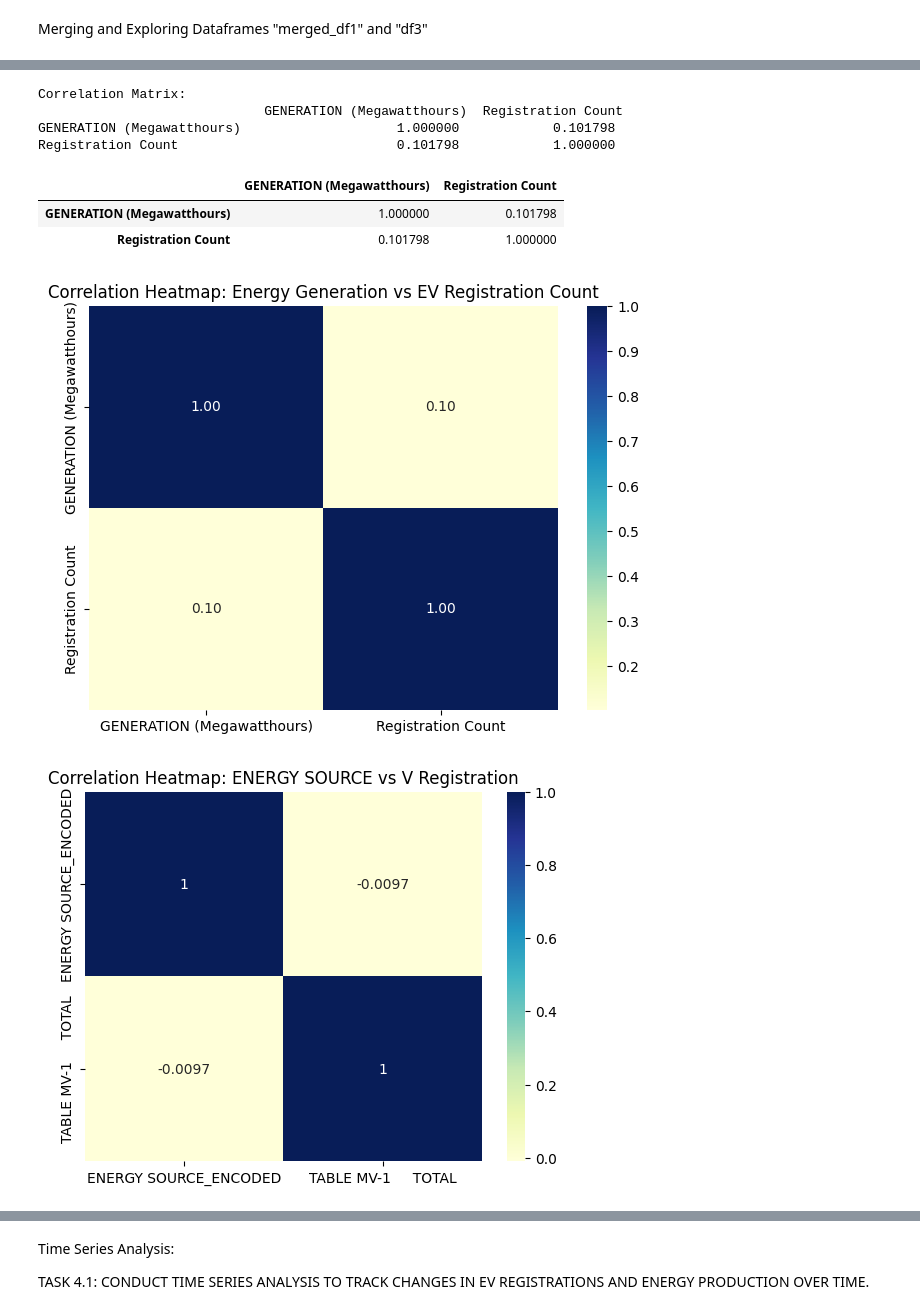
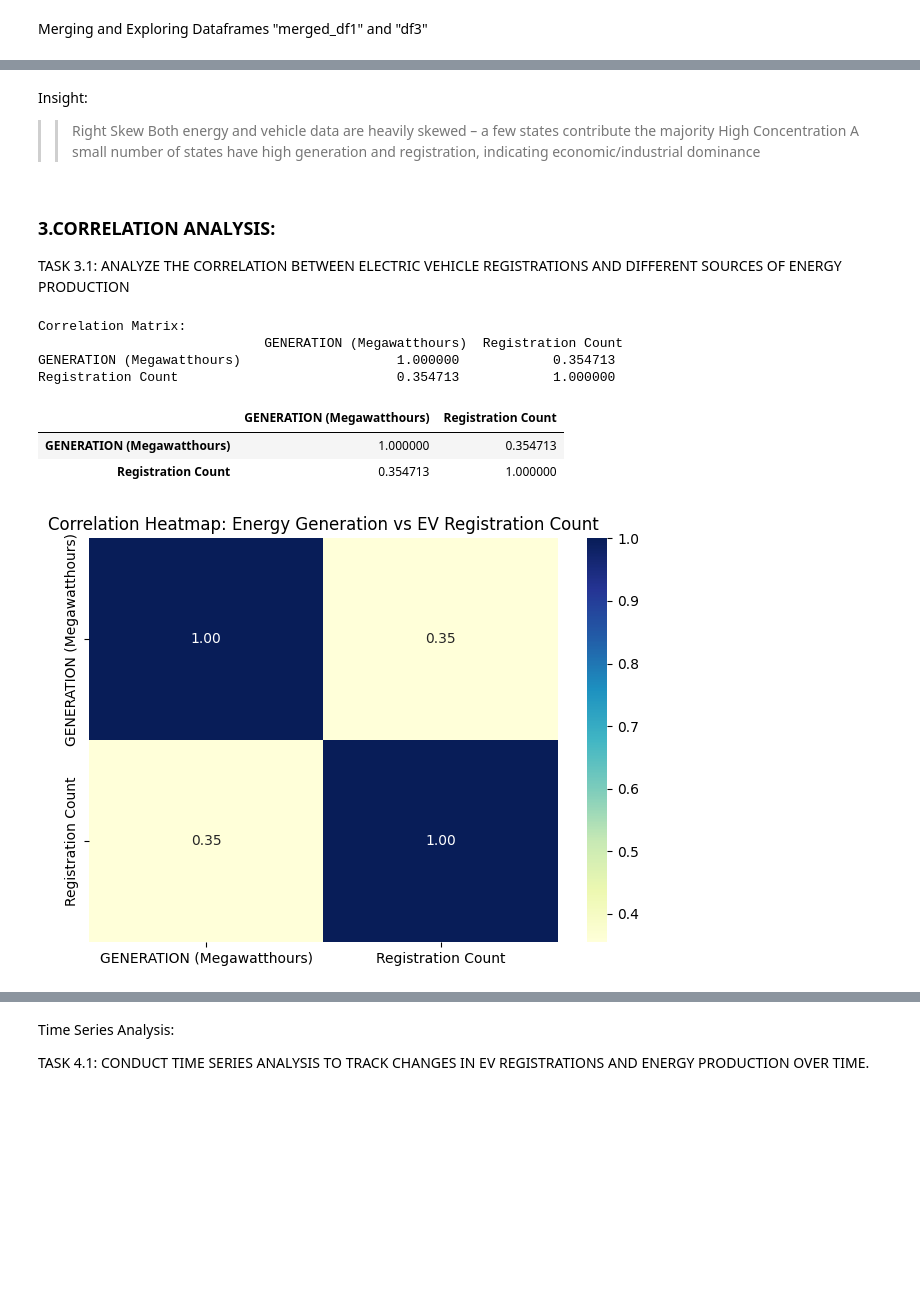
Before and after one commit to Yogesh123-tech/Capstone-EV-Energy-Forecasting, a Jupyter notebook: capstone.ipynb, the cells around one changed output, grey strips where cells are left out. Saved outputs shown, nothing was run; the diff lists cells and outputs as text; code cells hidden in the pictures; blank space fills up the shorter version.

Commit message:
Add files via upload
"Final project submission: Completed EV analysis notebook with insights, visualizations, and recommendations"

```diff
--- a/capstone.ipynb
+++ b/capstone.ipynb
@@ -277,45 +349,39 @@ GENERATION (Megawatthours)            0.162206                    1.000000
+# %% [markdown]
+
+Insight:
+>> Right Skew	Both energy and vehicle data are heavily skewed – a few states    contribute the majority
+>>High Concentration	A small number of states have high generation and registration, indicating economic/industrial dominance
+# %% [markdown]
+### 3.CORRELATION ANALYSIS:
+TASK 3.1: ANALYZE THE CORRELATION BETWEEN
+          ELECTRIC VEHICLE REGISTRATIONS AND DIFFERENT
+          SOURCES OF ENERGY PRODUCTION
 # %%
-import pandas as pd
-import seaborn as sns
-import matplotlib.pyplot as plt
-
 # Group by ENERGY SOURCE
-grouped = merged_df2.groupby(['state_name','ENERGY SOURCE']).agg({
+grouped = merged_df2.groupby('state_name').agg({
     'GENERATION (Megawatthours)': 'sum',
     'Registration Count': 'mean'
 }).reset_index()
 
 # Calculate correlation between the numeric columns only
 correlation = grouped[['GENERATION (Megawatthours)', 'Registration Count']].corr()
 
 # Print correlation matrix
 print("Correlation Matrix:\n", correlation)
 
 # Plot heatmap
 sns.heatmap(correlation, annot=True, cmap='YlGnBu', fmt=".2f")
 plt.title("Correlation Heatmap: Energy Generation vs EV Registration Count")
 plt.tight_layout()
 #plt.show()
 grouped
 correlation.head(10)
 # %% [output]
 Correlation Matrix:
                              GENERATION (Megawatthours)  Registration Count
-GENERATION (Megawatthours)                    1.000000            0.101798
-Registration Count                            0.101798            1.000000
+GENERATION (Megawatthours)                    1.000000            0.354713
+Registration Count                            0.354713            1.000000
 |  | GENERATION (Megawatthours) | Registration Count |
-| GENERATION (Megawatthours) | 1.000000 | 0.101798 |
-| Registration Count | 0.101798 | 1.000000 |
+| GENERATION (Megawatthours) | 1.000000 | 0.354713 |
+| Registration Count | 0.354713 | 1.000000 |
-[figure, old version]
+[figure, new version]
-# %%
-merged_df2['ENERGY SOURCE_ENCODED'] = merged_df2['ENERGY SOURCE'].astype('category').cat.codes
-
-corr = merged_df2[['ENERGY SOURCE_ENCODED', 'TABLE MV-1     TOTAL']].corr()
-
-
-# heatmap
-sns.heatmap(corr, annot=True, cmap='YlGnBu')
-plt.title("Correlation Heatmap: ENERGY SOURCE vs V Registration")
-plt.show()
-# %% [output]
-[figure, removed]
```
Also changed, not shown: parts of 33 cells of this notebook.
